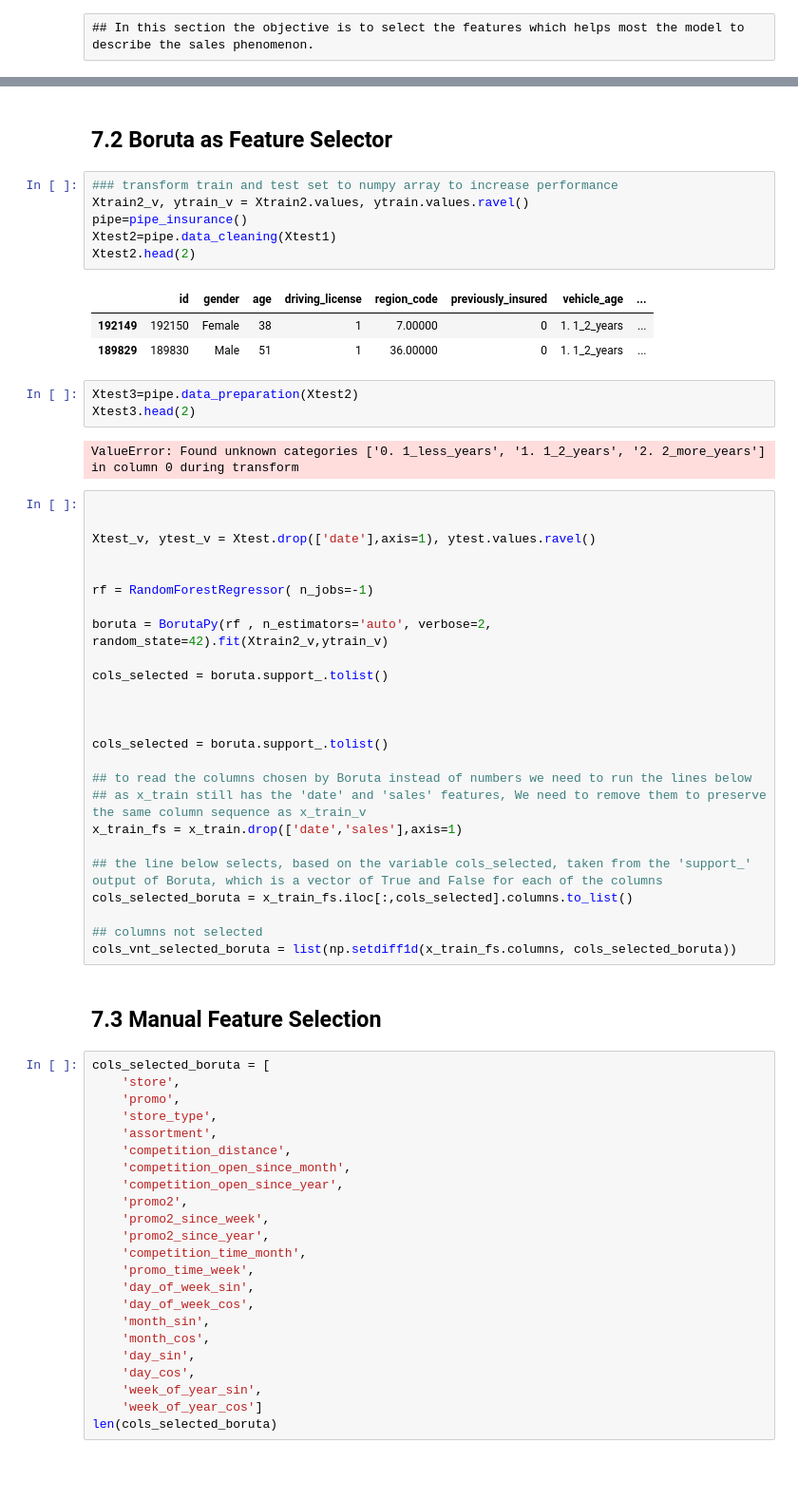
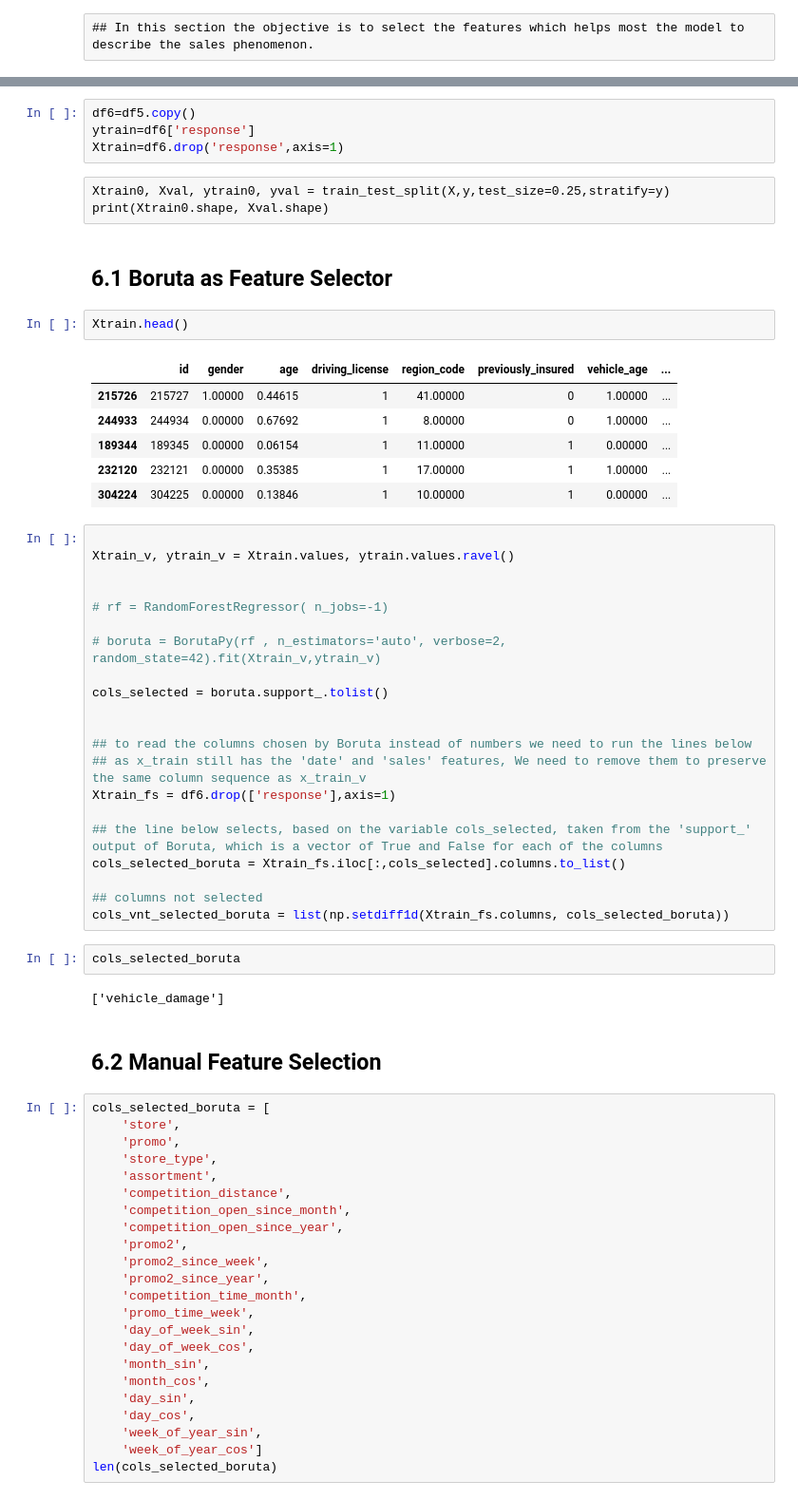
Before and after one commit to ViniciusKos/insurance_cross, a Jupyter notebook: insurance_cross_sell.ipynb, the cells around one changed output, grey strips where cells are left out. Shown at 95% size. Drawn from its saved outputs; the diff is of its cells as text; blank space fills up the shorter version.

```diff
--- a/insurance_cross_sell.ipynb
+++ b/insurance_cross_sell.ipynb
@@ -721,47 +739,48 @@ Xtest1, ytest1 = Xtest0.copy(), ytest.copy()
+# %%
+df6=df5.copy()
+ytrain=df6['response']
+Xtrain=df6.drop('response',axis=1)
+# %% [raw]
+Xtrain0, Xval, ytrain0, yval = train_test_split(X,y,test_size=0.25,stratify=y)
+print(Xtrain0.shape, Xval.shape)
 # %% [markdown]
-## 7.2 Boruta as Feature Selector
+## 6.1 Boruta as Feature Selector
-# %%
-### transform train and test set to numpy array to increase performance
-Xtrain2_v, ytrain_v = Xtrain2.values, ytrain.values.ravel()
-pipe=pipe_insurance()
-Xtest2=pipe.data_cleaning(Xtest1)
-Xtest2.head(2)
-# %% [output]
-|  | id | gender | age | driving_license | region_code | previously_insured | vehicle_age | ... |
-| 192149 | 192150 | Female | 38 | 1 | 7.00000 | 0 | 1. 1_2_years | ... |
-| 189829 | 189830 | Male | 51 | 1 | 36.00000 | 0 | 1. 1_2_years | ... |
-# %%
-Xtest3=pipe.data_preparation(Xtest2)
-Xtest3.head(2)
-# %% [output]
-ValueError: Found unknown categories ['0. 1_less_years', '1. 1_2_years', '2. 2_more_years'] in column 0 during transform
+# %%
+Xtrain.head()
+# %% [output]
+|  | id | gender | age | driving_license | region_code | previously_insured | vehicle_age | ... |
+| 215726 | 215727 | 1.00000 | 0.44615 | 1 | 41.00000 | 0 | 1.00000 | ... |
+| 244933 | 244934 | 0.00000 | 0.67692 | 1 | 8.00000 | 0 | 1.00000 | ... |
+| 189344 | 189345 | 0.00000 | 0.06154 | 1 | 11.00000 | 1 | 0.00000 | ... |
+| 232120 | 232121 | 0.00000 | 0.35385 | 1 | 17.00000 | 1 | 1.00000 | ... |
+| 304224 | 304225 | 0.00000 | 0.13846 | 1 | 10.00000 | 1 | 0.00000 | ... |
 # %%
 
-
-Xtest_v, ytest_v = Xtest.drop(['date'],axis=1), ytest.values.ravel()
+Xtrain_v, ytrain_v = Xtrain.values, ytrain.values.ravel()
 
 
-rf = RandomForestRegressor( n_jobs=-1)
+# rf = RandomForestRegressor( n_jobs=-1)
 
-boruta = BorutaPy(rf , n_estimators='auto', verbose=2, random_state=42).fit(Xtrain2_v,ytrain_v)
+# boruta = BorutaPy(rf , n_estimators='auto', verbose=2, random_state=42).fit(Xtrain_v,ytrain_v)
 
 cols_selected = boruta.support_.tolist()
 
 
-
-cols_selected = boruta.support_.tolist()
-
 ## to read the columns chosen by Boruta instead of numbers we need to run the lines below
 ## as x_train still has the 'date' and 'sales' features, We need to remove them to preserve the same column sequence as x_train_v
-x_train_fs = x_train.drop(['date','sales'],axis=1)
+Xtrain_fs = df6.drop(['response'],axis=1)
 
 ## the line below selects, based on the variable cols_selected, taken from the 'support_' output of Boruta, which is a vector of True and False for each of the columns
-cols_selected_boruta = x_train_fs.iloc[:,cols_selected].columns.to_list()
+cols_selected_boruta = Xtrain_fs.iloc[:,cols_selected].columns.to_list()
 
 ## columns not selected
-cols_vnt_selected_boruta = list(np.setdiff1d(x_train_fs.columns, cols_selected_boruta))
+cols_vnt_selected_boruta = list(np.setdiff1d(Xtrain_fs.columns, cols_selected_boruta))
+# %%
+cols_selected_boruta
+# %% [output]
+['vehicle_damage']
 # %% [markdown]
-## 7.3 Manual Feature Selection
+## 6.2 Manual Feature Selection
 # %%
 cols_selected_boruta = [
     'store',
```
Also changed, not shown: parts of 21 cells of this notebook, 1 other file.
